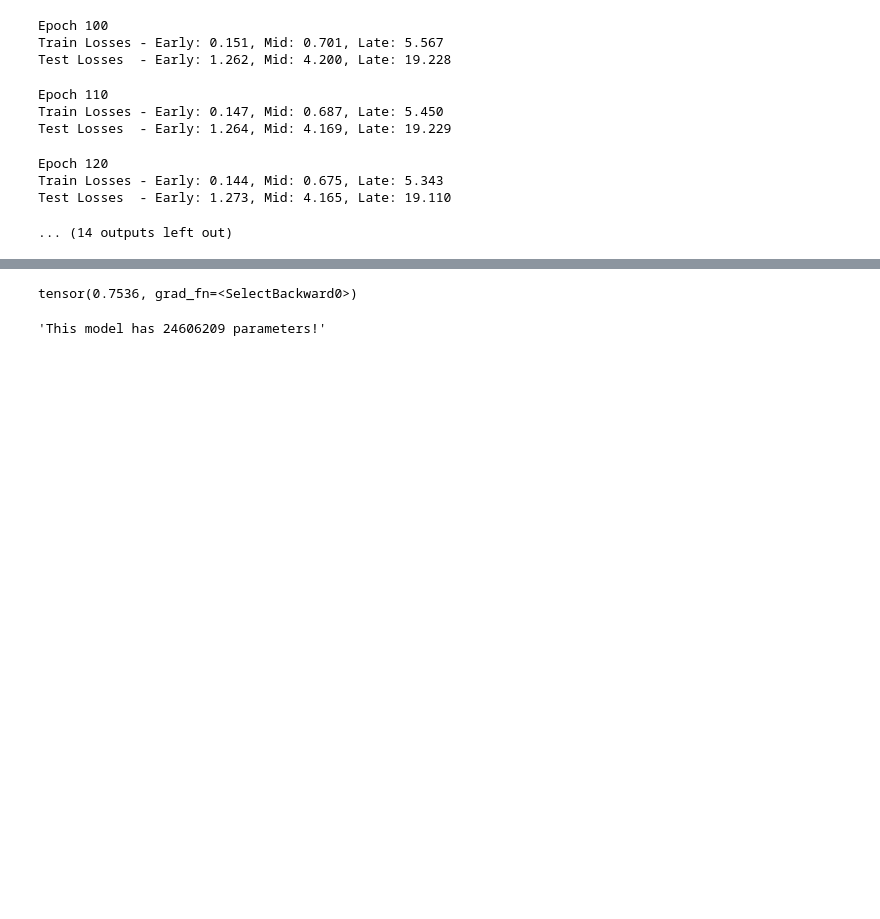
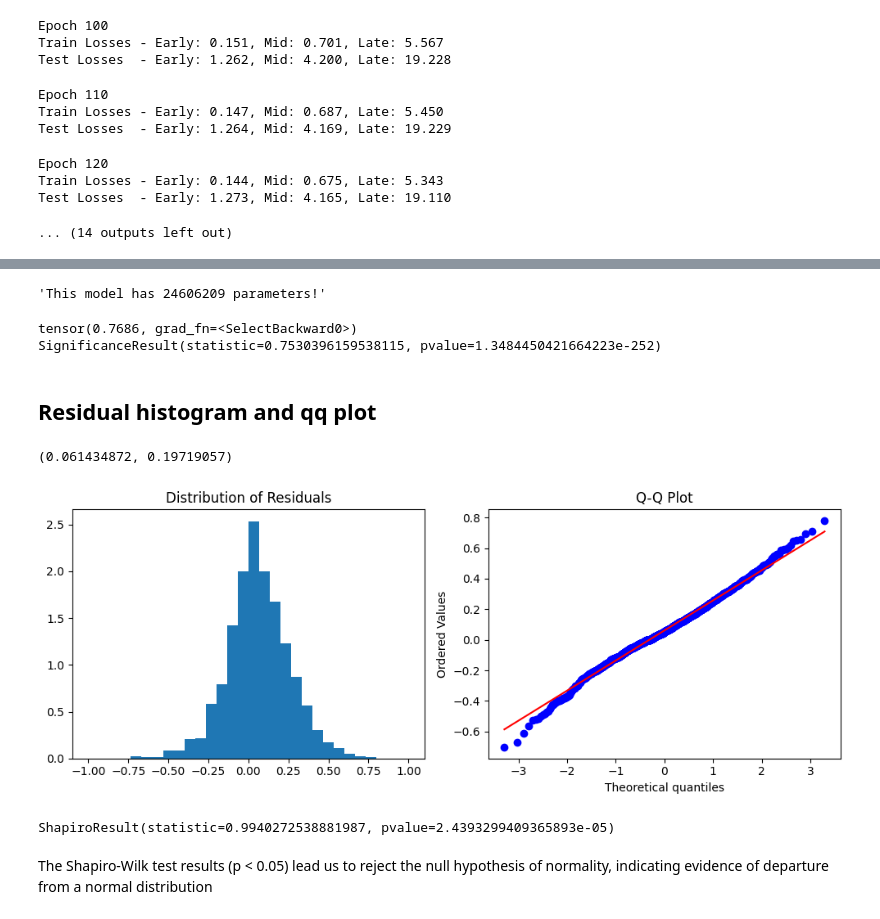
Before and after one commit to olwmc/csci2470_final, a Jupyter notebook: autoencoders.ipynb, the cells around one changed output, grey strips where cells are left out. Drawn from its saved outputs; the diff is of its cells as text; code cells hidden in the pictures; blank space fills up the shorter version.

```diff
--- a/autoencoders.ipynb
+++ b/autoencoders.ipynb
@@ -31,7 +31,7 @@ second_train = torch.load('gpt2_medium_train_acts_2.npy')
 first_test = torch.load('gpt2_medium_test_acts_1.npy')
 second_test = torch.load('gpt2_medium_test_acts_2.npy')
 
-wikitext_acts = torch.load('generics_kb_20k_10312024.npy')
+generics_kb = torch.load('generics_kb_20k_10312024.npy')
 
 train_scores = torch.Tensor(train_set['score'])
 test_scores = torch.Tensor(test_set['score'])
@@ -124,7 +124,7 @@ early_layers_history = []
 mid_layers_history = []
 late_layers_history = []
 
-all_acts = wikitext_acts
+all_acts = generics_kb
 all_test_acts = torch.concat((first_test, second_test), axis=0)
 
 for epoch in tqdm(range(250)):
@@ -377,12 +381,51 @@ Test correlation: 0.7514
 ... (3 outputs left out)
-# %%
-test_preds = best_model(first_test.cuda(), second_test.cuda(), training=False)
-test_corr = torch.corrcoef(torch.stack([test_preds.cpu(), test_scores]))[0,1]
-print(test_corr)
-# %% [output]
-tensor(0.7536, grad_fn=<SelectBackward0>)
 # %%
 param_count = sum([w.numel() for w in similarity_learner.parameters()])
 f"This model has {param_count} parameters!"
 # %% [output]
 'This model has 24606209 parameters!'
+# %%
+test_preds = best_model(first_test.cuda(), second_test.cuda(), training=False)
+test_corr = torch.corrcoef(torch.stack([test_preds.cpu(), test_scores]))[0,1]
+print(test_corr)
+
+from scipy.stats import spearmanr
+print(spearmanr(test_preds.detach().cpu(), test_scores))
+# %% [output]
+tensor(0.7686, grad_fn=<SelectBackward0>)
+SignificanceResult(statistic=0.7530396159538115, pvalue=1.3484450421664223e-252)
+# %% [markdown]
+## Residual histogram and qq plot
+# %%
+residuals = (test_preds.cpu().detach().numpy() - test_scores.numpy())
+residuals.mean(), residuals.std()
+# %% [output]
+(0.061434872, 0.19719057)
+# %%
+import matplotlib.pyplot as plt
+import scipy.stats as stats
+
+def plot_qq(residuals):
+   fig = plt.figure(figsize=(10, 4))
+
+   # Left plot: Histogram of residuals
+   plt.subplot(121)
+   plt.hist(residuals, bins=30, density=True, range=[-1,1])
+   plt.title('Distribution of Residuals')
+
+   # Right plot: Q-Q plot
+   plt.subplot(122)
+   stats.probplot(residuals, dist="norm", plot=plt)
+   plt.title('Q-Q Plot')
+
+   plt.tight_layout()
+   plt.show()
+
+# Usage:
+plot_qq(residuals)
+print(stats.shapiro(residuals))
+# %% [output]
+[figure, added]
+ShapiroResult(statistic=0.9940272538881987, pvalue=2.4393299409365893e-05)
+# %% [markdown]
+The Shapiro-Wilk test results (p < 0.05) lead us to reject the null hypothesis of normality, indicating evidence of departure from a normal distribution
```
Also changed, not shown: parts of 4 cells of this notebook, 8 other files.
